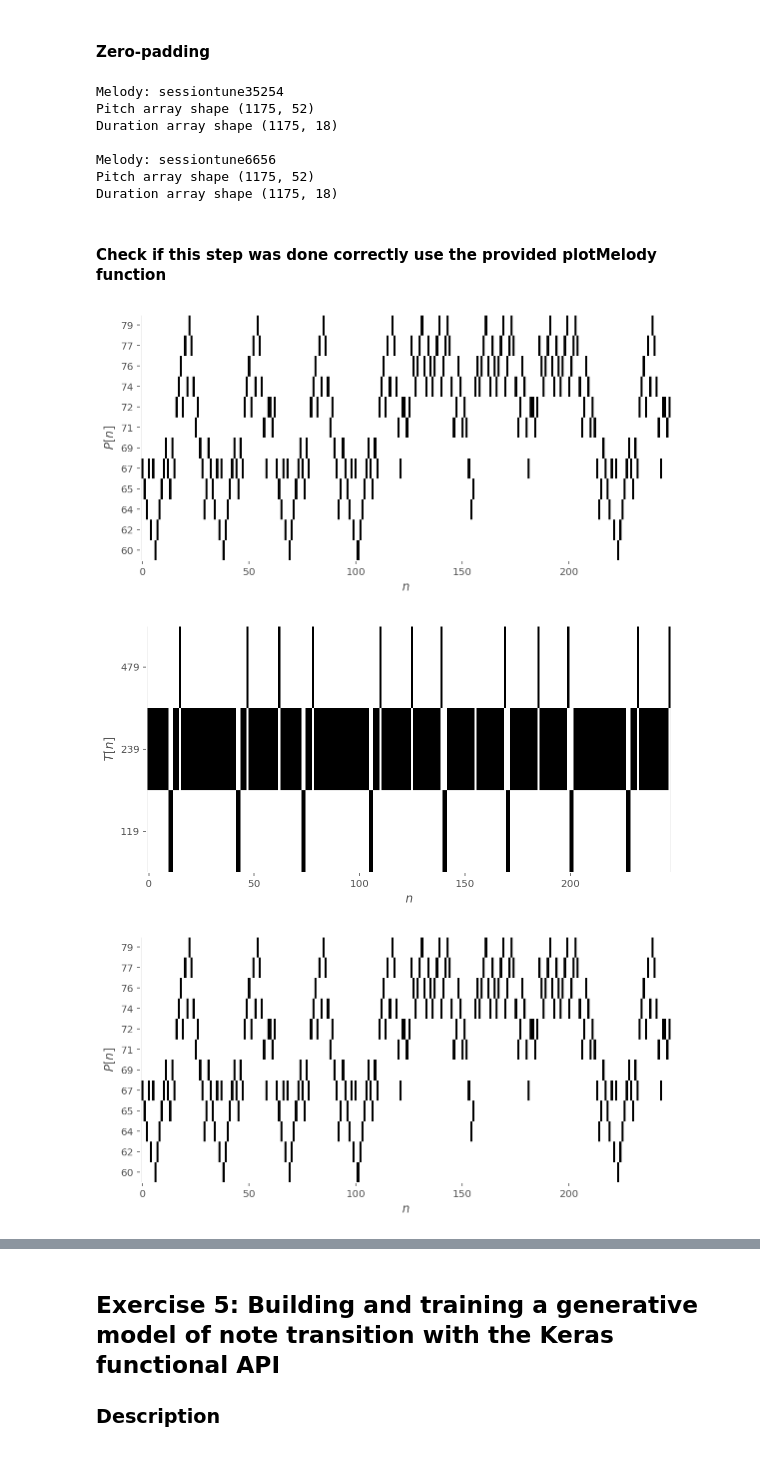
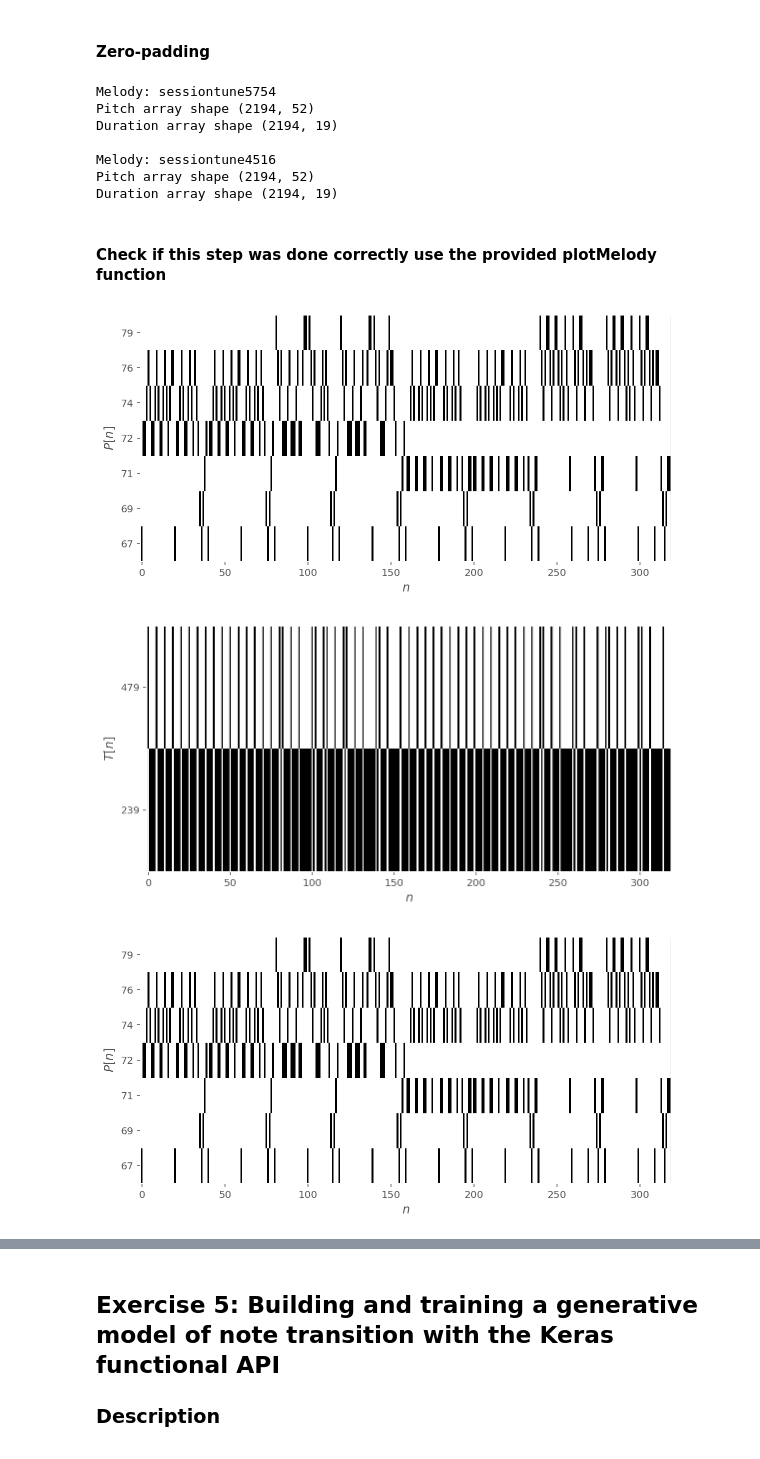
Before and after one commit to Amaumaury/ArtificialNeuralNetworks, a Jupyter notebook: Project_2/miniproject2.ipynb, the cells around one changed output, grey strips where cells are left out. Drawn from its saved outputs; the diff is of its cells as text; code cells hidden in the pictures.

```diff
--- a/Project_2/miniproject2.ipynb
+++ b/Project_2/miniproject2.ipynb
@@ -424,6 +425,8 @@ transposed_dataset = filtered_dataset.transposeDataset()
 filtered_melodies = {m.get_name() for m in filtered_dataset}
 
 final_dataset = transposed_dataset.filter(lambda mel: mel.get_name() in filtered_melodies)
+# %%
+final_dataset = transposed_dataset
 # %% [markdown]
 **Question**: How much did you reduce the space of possible durations with your rare event suppression procedure? What is the impact in term of training time?
 
@@ -505,17 +488,17 @@ Duration array shape (53, 18)
 # %%
-for melody in transposed_dataset.get_n_random_melodies(2):
+for melody in final_dataset.get_n_random_melodies(2):
     print('Melody:', melody.get_name())
     print('Pitch array shape', melody.get_std_matrix_representation()[1]['P'].shape)
     print('Duration array shape', melody.get_std_matrix_representation()[1]['T'].shape)
     print('')
 # %% [output]
-Melody: sessiontune35254
-Pitch array shape (1175, 52)
-Duration array shape (1175, 18)
+Melody: sessiontune5754
+Pitch array shape (2194, 52)
+Duration array shape (2194, 19)
 
-Melody: sessiontune6656
-Pitch array shape (1175, 52)
-Duration array shape (1175, 18)
+Melody: sessiontune4516
+Pitch array shape (2194, 52)
+Duration array shape (2194, 19)
 # %% [markdown]
 #### Check if this step was done correctly use the provided plotMelody function
 # %%
@@ -526,14 +509,14 @@ def plot_melody_from(dataset, id_to_pitch, id_to_duration, count, seed=1):
         plotMelody(dataset[melody_name]['P'], dataset[melody_name]['T'], {'P': id_to_pitch, 'T': id_to_duration})
 # %%
 # OO
-mapping = transposed_dataset.get_mappings()
+mapping = final_dataset.get_mappings()
 
-for melody in transposed_dataset.get_n_random_melodies(2):
+for melody in final_dataset.get_n_random_melodies(2):
     midi_representation = melody.get_integer_representation()
     matrix_representation = melody.get_matrix_representation()
     plotMelody(midi_representation[1]['P'], midi_representation[1]['T'], mapping)
     plotMelody(matrix_representation[1]['P'], matrix_representation[1]['T'], mapping)
 # %% [output]
-[figure, old version]
+[figure, new version]
-[figure, old version]
+[figure, new version]
-[figure, old version]
+[figure, new version]
```
Also changed, not shown: parts of 36 cells of this notebook.
